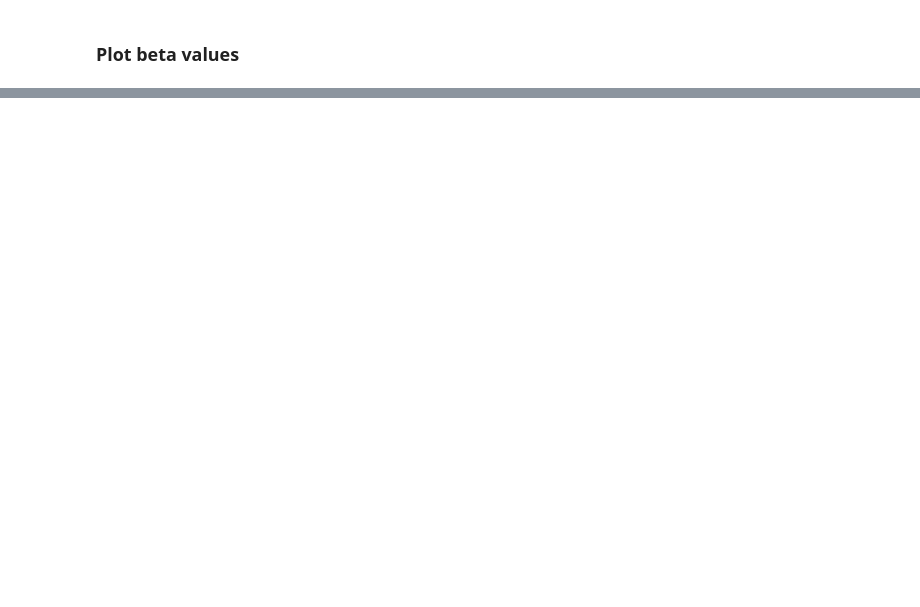
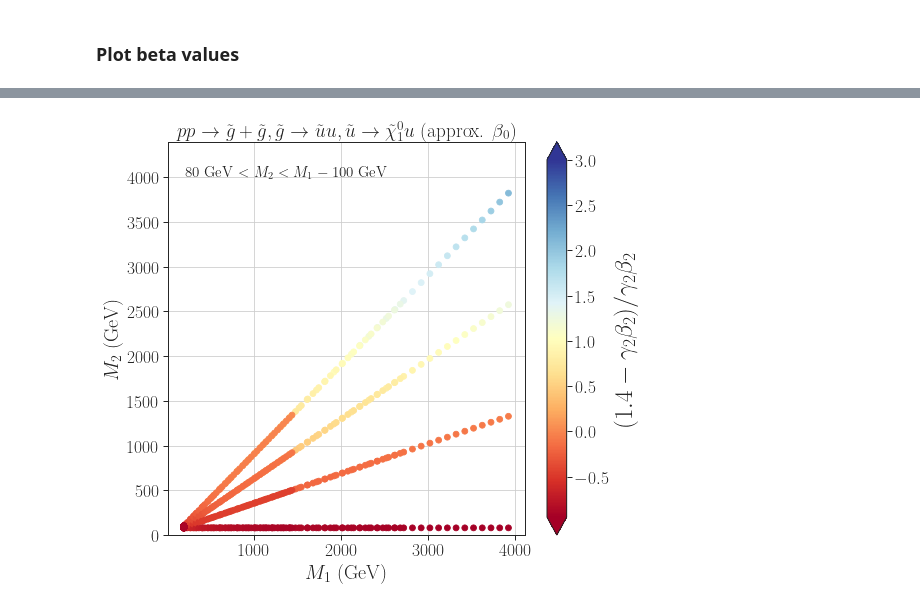
Before and after one commit to andlessa/boostingLLPs, a Jupyter notebook: validation/validationPlots.ipynb, the cells around one changed output, grey strips where cells are left out. Cells and saved outputs as stored; diff of their text form; code cells hidden in the pictures; blank space fills up the shorter version.

```diff
--- a/validation/validationPlots.ipynb
+++ b/validation/validationPlots.ipynb
@@ -348,0 +384,30 @@ if 'gb_2' in dataAna.columns and 'M2' in dataAna.columns:
+# %%
+if 'gb_2' in dataAna.columns and 'M2' in dataAna.columns:
+    x = dataAna['M1']
+    y = dataAna['M2']
+    z = (1.4-dataAna['gb_2'])/dataAna['gb_2']
+
+    xlabel = r'$M_1$ (GeV)'
+    ylabel = r'$M_2$ (GeV)'
+    zlabel = r'$(1.4-\gamma_2 \beta_2)/\gamma_2 \beta_2$'
+    title = processLatexLabels[process]+ r' (approx. $\beta_0$)'
+    diffM = dataAna['M1']-dataAna['M2']
+    text = r'%1.0f GeV $< M_2 < M_1 - %1.0f$ GeV' %(dataAna['M2'].min(),diffM.min())
+
+    plt.scatter(x,y,c=z,s=35,vmin=z.min(),vmax=3.0,cmap=cm)
+    cb = plt.colorbar(extend='both')
+    cb.set_label(label=zlabel,fontsize=25)
+    plt.xlabel(xlabel,fontsize=20)
+    plt.ylabel(ylabel,fontsize=20)
+    plt.title(title)
+    plt.text(1.05*min(x),1.05*max(y),text,fontsize=15)
+    plt.ylim(0,1.15*y.max())
+
+    plt.grid(True)
+    plt.tight_layout()
+    figname = processShortLabels[madGraphOutput]+'_gb2.png'
+
+    ff = plt.savefig(figname, format='png')
+    plt.show()
+# %% [output]
+[figure, added]
```
Also changed, not shown: parts of 11 cells of this notebook, 11 other files.
